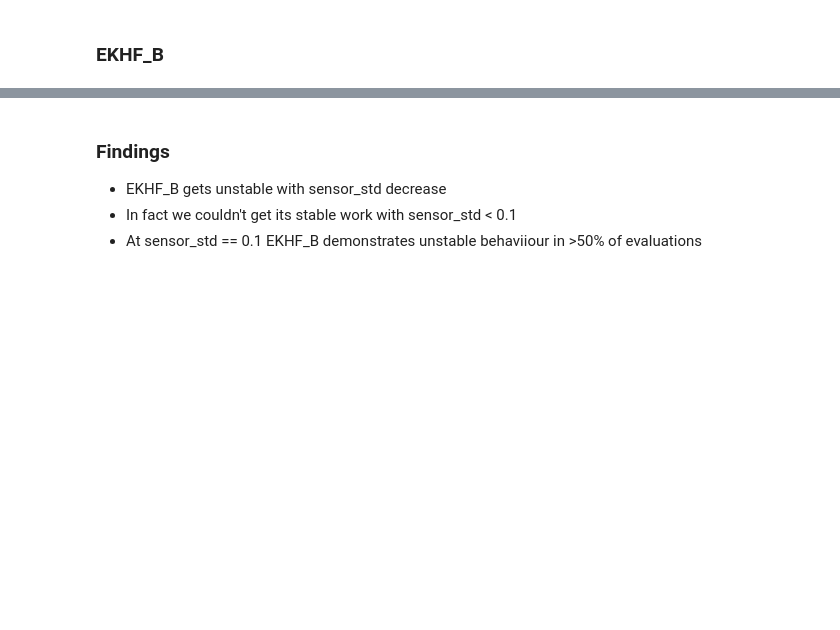
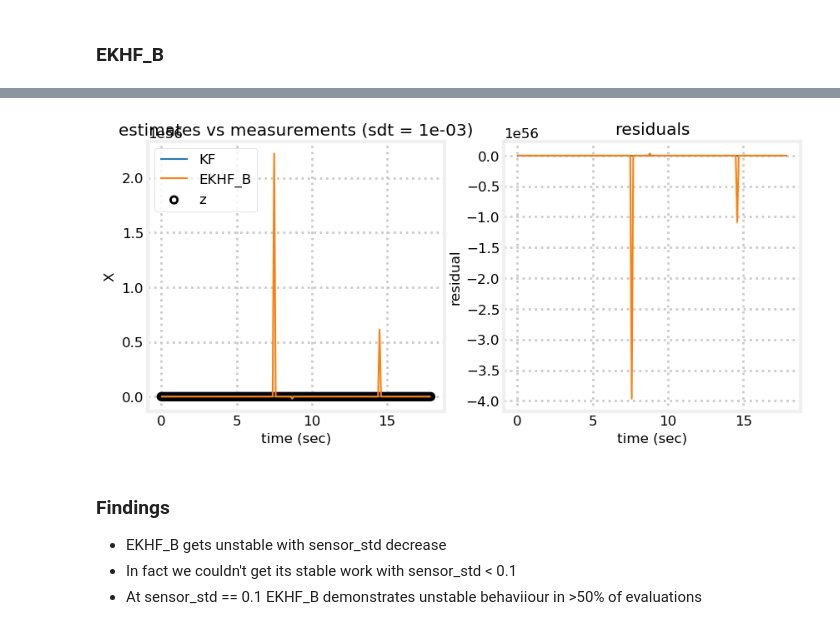
Before and after one commit to shkolnick-kun/kalman_h_infinity_filters, a Jupyter notebook: TestsLinear.ipynb, the cells around one changed output, grey strips where cells are left out. Cells and saved outputs as stored; diff of their text form; code cells hidden in the pictures; blank space fills up the shorter version.

```diff
--- a/TestsLinear.ipynb
+++ b/TestsLinear.ipynb
@@ -362,3 +366,7 @@ LinAlgError: singular matrix
+# %%
+compare_residual_charts(dt, .001, EKHF_B, 'EKHF_B')
+# %% [output]
+[figure, added]
 # %% [markdown]
 ### Findings
 * EKHF_B gets unstable with sensor_std decrease
```
Also changed, not shown: parts of 20 cells of this notebook, 3 other files.
